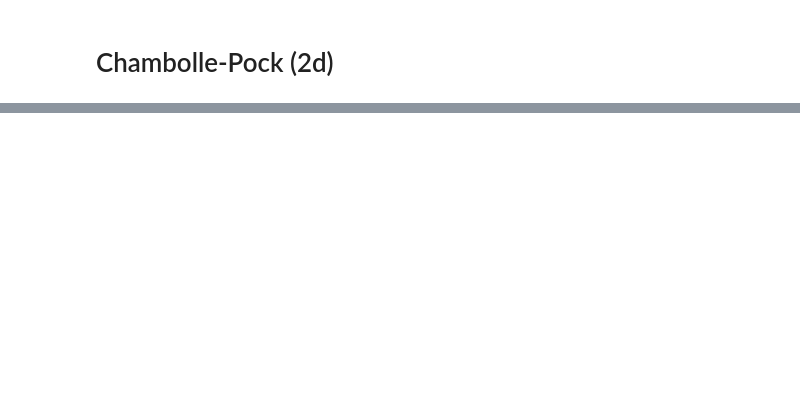
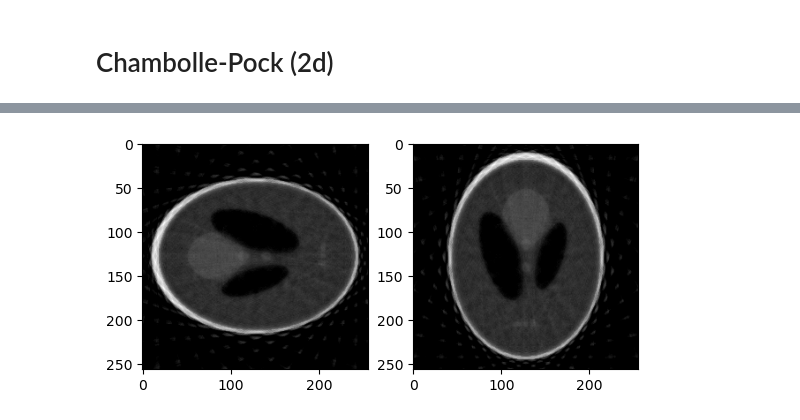
Before and after one commit to Lee-juchan/ysu_convexopt, a Jupyter notebook: hw3_31.ipynb, the cells around one changed output, grey strips where cells are left out. Saved outputs shown, nothing was run; the diff lists cells and outputs as text; code cells hidden in the pictures; blank space fills up the shorter version.

```diff
--- a/hw3_31.ipynb
+++ b/hw3_31.ipynb
@@ -146,0 +147,13 @@ plt.show()
+# %%
+''' plt : imshow from 1d-vec '''
+res1 = (x_cham.T).reshape(M,N)              # 작동 X :  메모리 저장 방식 불변
+res2 = (x_cham).reshape(M,N, order='F')     # 작동 O :  불러오는 방식 변경
+
+_, axs = plt.subplots(1,2)
+
+axs[0].imshow(res1, cmap='gray')
+axs[1].imshow(res2, cmap='gray')
+
+plt.show()
+# %% [output]
+[figure, added]
```
Also changed, not shown: parts of 2 cells of this notebook, 10 other files.
